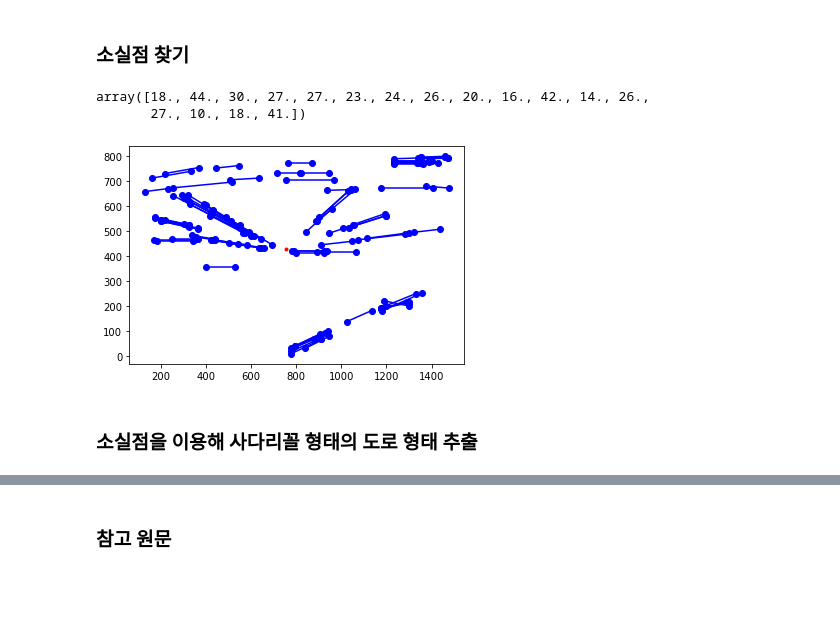
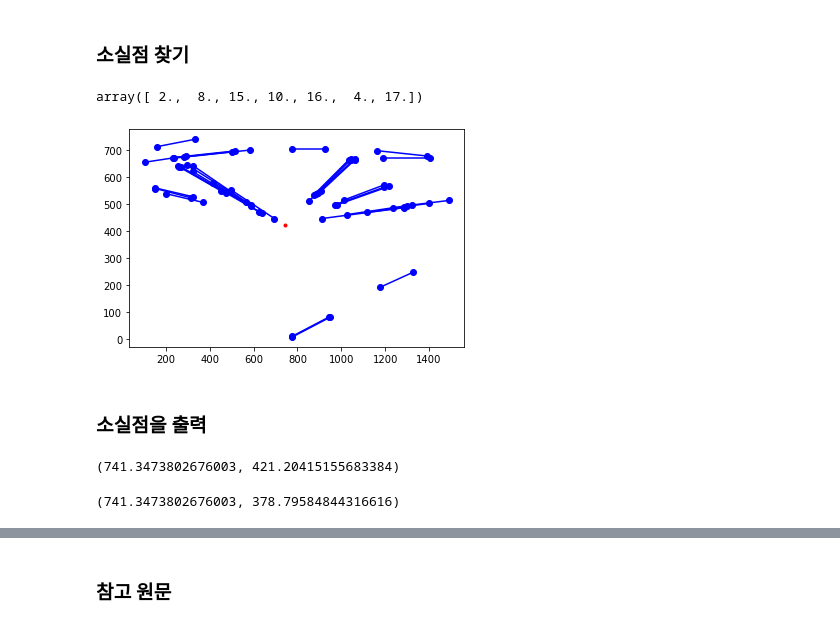
Before and after one commit to yukyeongmin/dashcam_image_anlaysis, a Jupyter notebook: Untitled.ipynb, the cells around one changed output, grey strips where cells are left out. Drawn from its saved outputs; the diff is of its cells as text; code cells hidden in the pictures; blank space fills up the shorter version.

Commit message:
edge detection의 threshold높임

```diff
--- a/Untitled.ipynb
+++ b/Untitled.ipynb
@@ -33,7 +33,7 @@ res = cv2.bitwise_and(frame,frame, mask= mask)
 
 # finds edges in the input image image and
 # marks them in the output map edges
-edges = cv2.Canny(frame,100,200)
+edges = cv2.Canny(frame,100,300,L2gradient = True)
 
 # Display edges in a frame
 # cv2.imshow('Edges',edges)
@@ -60,7 +64,7 @@ plt.plot(points[:,0],max(points[:,1])-points[:,1],'.')
 # %% [markdown]
 ### hough transfrom을 이용해 주요 선분 추출 ###
 # %%
-lines = cv2.HoughLinesP(edges,1,np.pi/180,100,minLineLength=100,maxLineGap=10)
+lines = cv2.HoughLinesP(edges,1,np.pi/180,100,minLineLength=150,maxLineGap=10)
 for line in lines:
     x1,y1,x2,y2 = line[0]
     cv2.line(frame,(x1,y1),(x2,y2),(0,255,0),2)
@@ -105,14 +109,14 @@ def line_intersection(line1,line2):
 
     return x, y
 # %%
-repeat=17
+repeat=7
 
 x_repeat=[]
 y_repeat=[]
 
 while len(x_repeat)<repeat:
-    line1=random.randint(0,86)
-    line2=random.randint(0,86)
+    line1=random.randint(0,lines.shape[0]-1)
+    line2=random.randint(0,lines.shape[0]-1)
 
     if line1==line2:
         continue
@@ -120,10 +124,8 @@ while len(x_repeat)<repeat:
     x,y=line_intersection(lines[line1],lines[line2])
 
     if x<0 or x>1500:
-        print('continue',x,y)
         continue
     if y<0 or y>800:
-        print('continue',x,y)
         continue
 
     if x<1 or y<1:
@@ -180,22 +172,30 @@ count=np.zeros(repeat)
 
 for index,intersection in enumerate(intersections):
     for line in lines:
-        if is_contain(intersection,line, 40):
+        if is_contain(intersection,line, 10):
             count[index]+=1
         # 각 라인이 해당 점을 지나는지 확인
 # %%
 count
 # %% [output]
-array([18., 44., 30., 27., 27., 23., 24., 26., 20., 16., 42., 14., 26.,
-       27., 10., 18., 41.])
+array([ 2.,  8., 15., 10., 16.,  4., 17.])
 # %%
 for i in range(len(lines)):
     plt.plot([x1[i],x2[i]],[y1[i],y2[i]],'ro-',color='blue')
 
 for i in range(repeat):
     if count[i]==max(count):
         plt.plot(intersections[:,0][i],intersections[:,1][i],'.',color='red')
+        vanishing=(intersections[:,0][i],intersections[:,1][i])
 # %% [output]
-[figure, old version]
+[figure, new version]
-# %% [markdown]
-### 소실점을 이용해 사다리꼴 형태의 도로 형태 추출 ###
+# %% [markdown]
+### 소실점을 출력 ###
+# %%
+vanishing
+# %% [output]
+(741.3473802676003, 421.20415155683384)
+# %%
+vanishing[0],max(points[:,1])-vanishing[1]
+# %% [output]
+(741.3473802676003, 378.79584844316616)
```
Also changed, not shown: parts of 8 cells of this notebook, 1 other file.
